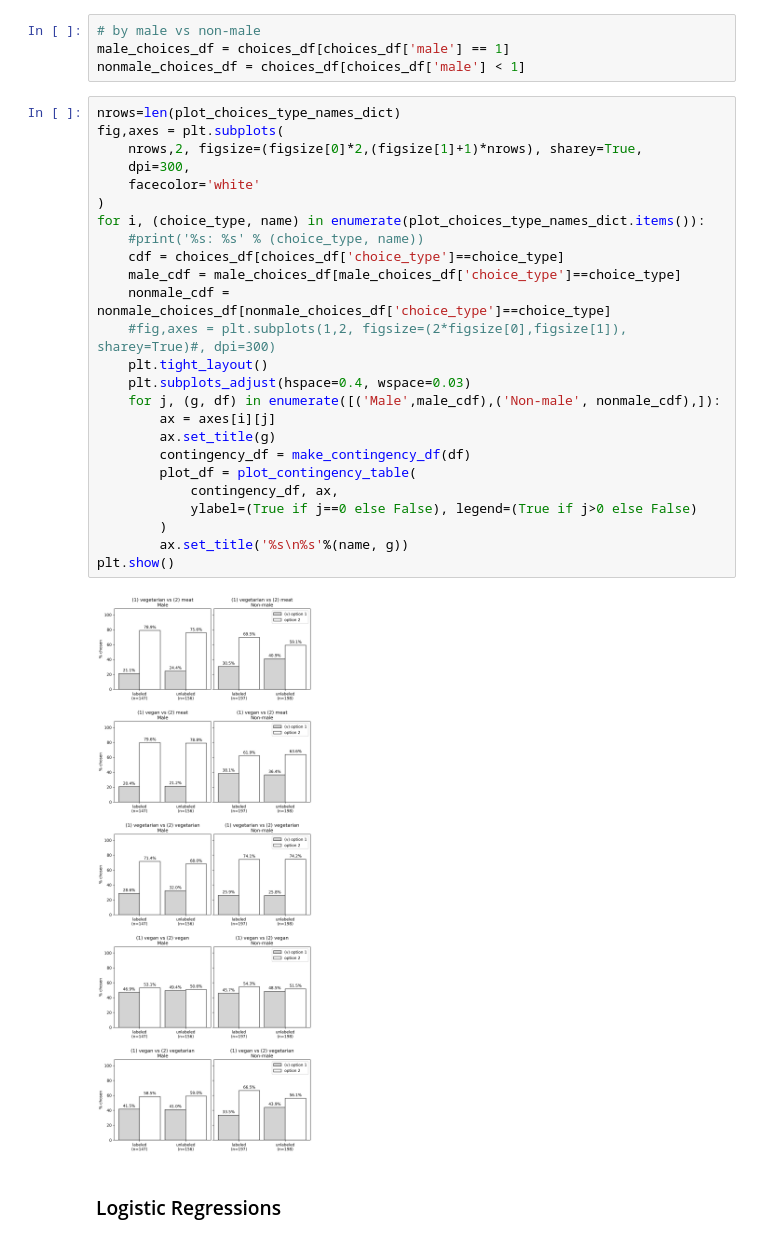
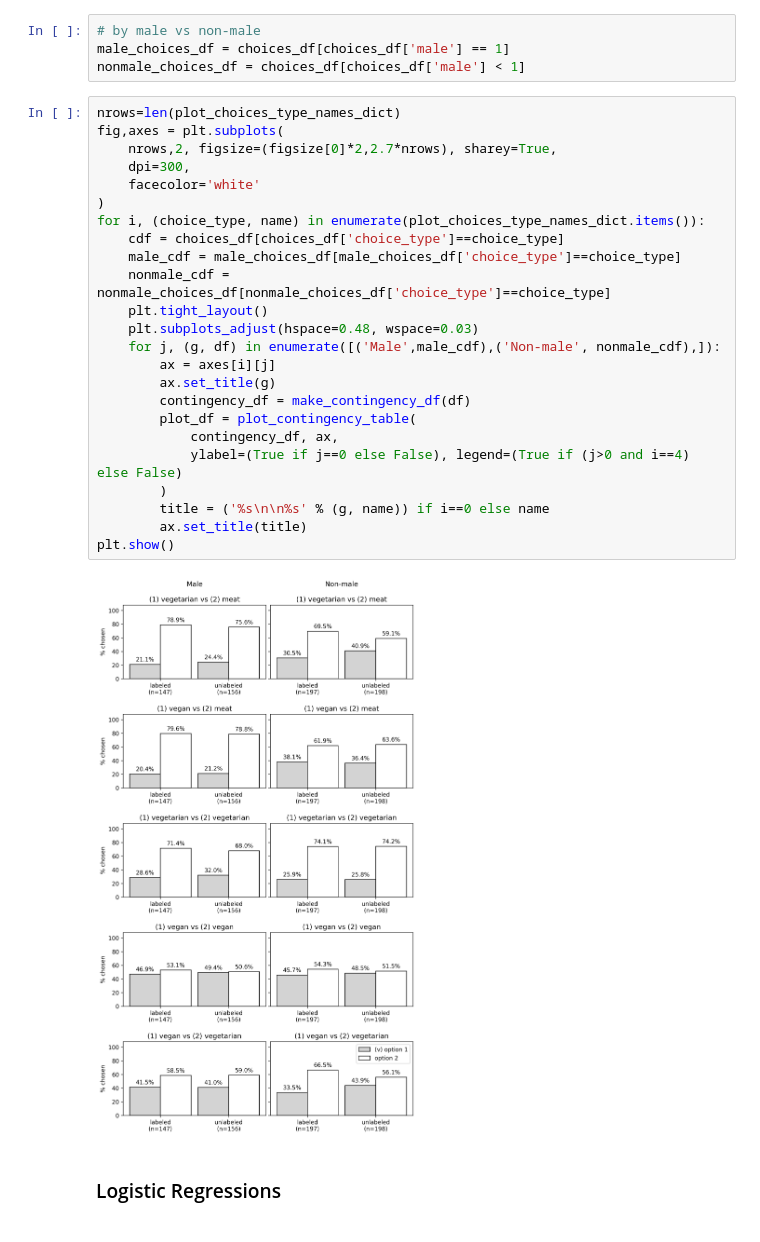
Before and after one commit to aberke/ff, a Jupyter notebook: data-analysis/online-survey-v1-analysis.ipynb, the cells around one changed output. Cells and saved outputs as stored; diff of their text form.

Commit message:
updated plots for initial paper submission

```diff
--- a/data-analysis/online-survey-v1-analysis.ipynb
+++ b/data-analysis/online-survey-v1-analysis.ipynb
@@ -1303,30 +1303,29 @@ nonmale_choices_df = choices_df[choices_df['male'] < 1]
 # %%
 nrows=len(plot_choices_type_names_dict)
 fig,axes = plt.subplots(
-    nrows,2, figsize=(figsize[0]*2,(figsize[1]+1)*nrows), sharey=True,
+    nrows,2, figsize=(figsize[0]*2,2.7*nrows), sharey=True,
     dpi=300,
     facecolor='white'
 )
 for i, (choice_type, name) in enumerate(plot_choices_type_names_dict.items()):
-    #print('%s: %s' % (choice_type, name))
     cdf = choices_df[choices_df['choice_type']==choice_type]
     male_cdf = male_choices_df[male_choices_df['choice_type']==choice_type]
     nonmale_cdf = nonmale_choices_df[nonmale_choices_df['choice_type']==choice_type]
-    #fig,axes = plt.subplots(1,2, figsize=(2*figsize[0],figsize[1]), sharey=True)#, dpi=300)
     plt.tight_layout()
-    plt.subplots_adjust(hspace=0.4, wspace=0.03)
+    plt.subplots_adjust(hspace=0.48, wspace=0.03)
     for j, (g, df) in enumerate([('Male',male_cdf),('Non-male', nonmale_cdf),]):
         ax = axes[i][j]
         ax.set_title(g)
         contingency_df = make_contingency_df(df)
         plot_df = plot_contingency_table(
             contingency_df, ax,
-            ylabel=(True if j==0 else False), legend=(True if j>0 else False)
+            ylabel=(True if j==0 else False), legend=(True if (j>0 and i==4) else False)
         )
-        ax.set_title('%s\n%s'%(name, g))
+        title = ('%s\n\n%s' % (g, name)) if i==0 else name
+        ax.set_title(title)
 plt.show()
 # %% [output]
-[figure, old version]
+[figure, new version]
 # %% [markdown]
 ### Logistic Regressions
 # %% [markdown]
```
Also changed, not shown: parts of 14 cells of this notebook.
